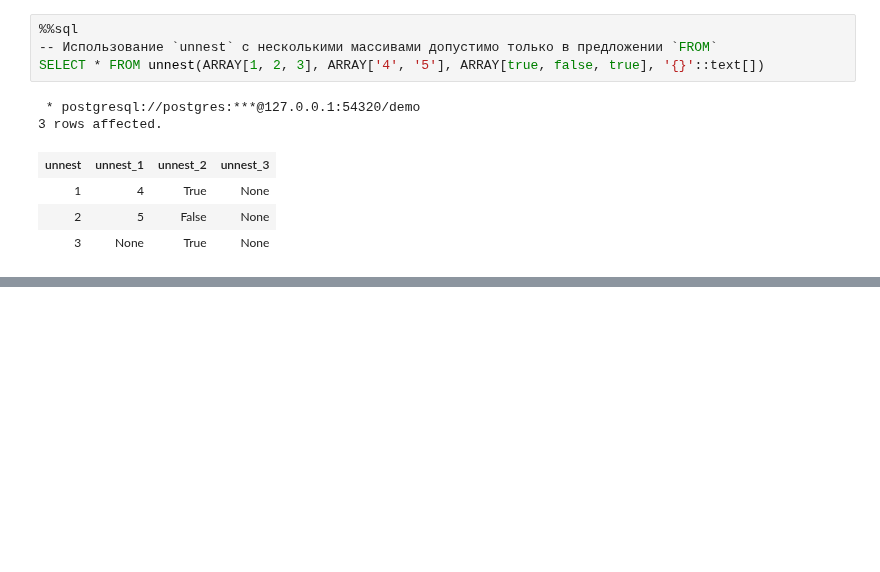
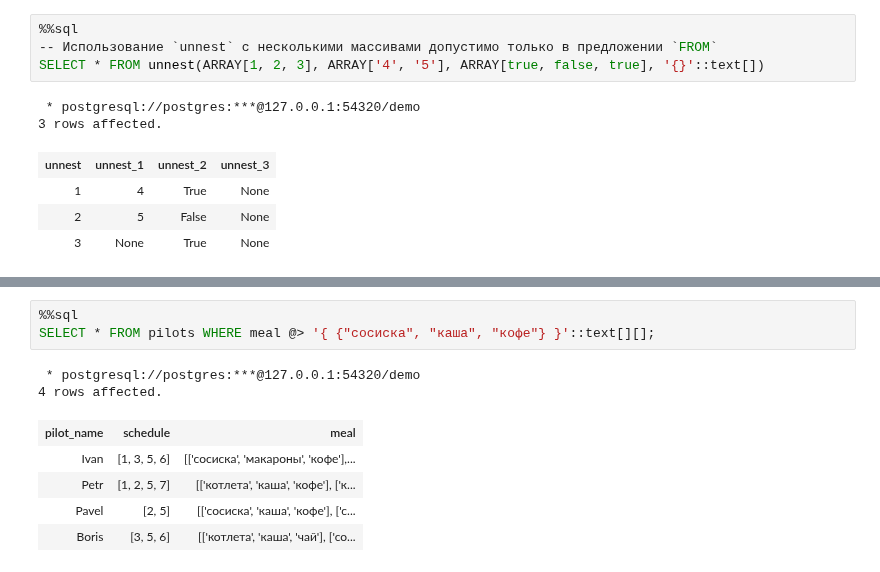
Before and after one commit to vowatchka/postgres_basic, a Jupyter notebook: practices/4_postgres_datatypes/sql.ipynb, the cells around one changed output, grey strips where cells are left out. Cells and saved outputs as stored; diff of their text form; blank space fills up the shorter version.

Commit message:
4 postgres datatypes: task 33 completed (sql)

```diff
--- a/practices/4_postgres_datatypes/sql.ipynb
+++ b/practices/4_postgres_datatypes/sql.ipynb
@@ -2182,0 +2323,11 @@ SELECT * FROM unnest(ARRAY[1, 2, 3], ARRAY['4', '5'], ARRAY[true, false, true],
+# %%
+%%sql
+SELECT * FROM pilots WHERE meal @> '{ {"сосиска", "каша", "кофе"} }'::text[][];
+# %% [output]
+ * postgresql://postgres:***@127.0.0.1:54320/demo
+4 rows affected.
+| pilot_name | schedule | meal |
+| Ivan | [1, 3, 5, 6] | [['сосиска', 'макароны', 'кофе'],... |
+| Petr | [1, 2, 5, 7] | [['котлета', 'каша', 'кофе'], ['к... |
+| Pavel | [2, 5] | [['сосиска', 'каша', 'кофе'], ['с... |
+| Boris | [3, 5, 6] | [['котлета', 'каша', 'чай'], ['со... |
```
Also changed, not shown: parts of 11 cells of this notebook.
